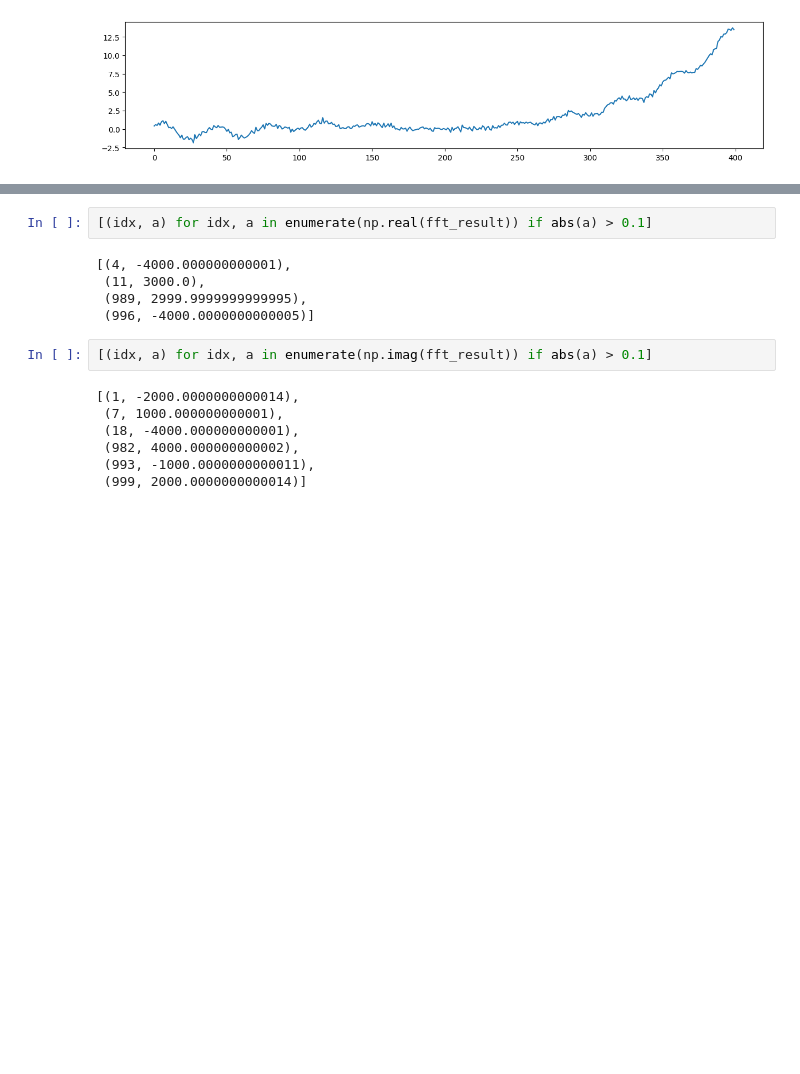
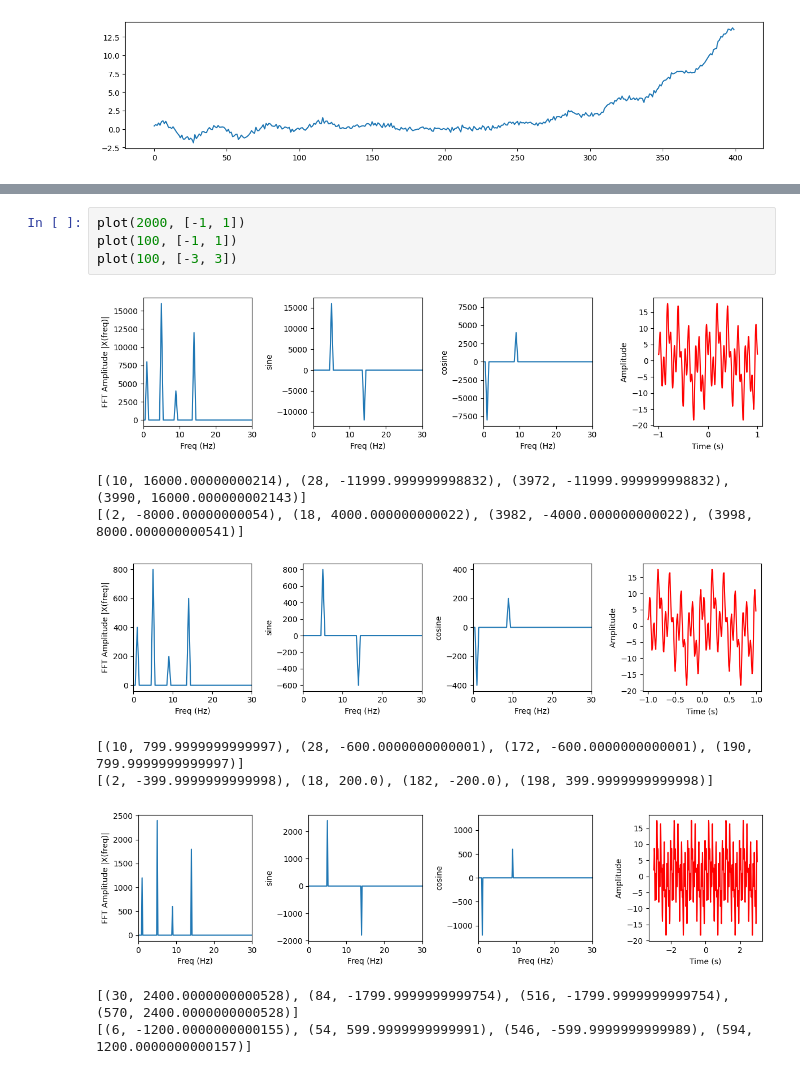
Before and after one commit to hyeok-jong/fourier_transformation, a Jupyter notebook: fft.ipynb, the cells around one changed output, grey strips where cells are left out. Cells and saved outputs as stored; diff of their text form; blank space fills up the shorter version.

```diff
--- a/fft.ipynb
+++ b/fft.ipynb
@@ -71,16 +80,14 @@ plt.show()
-# %%
-[(idx, a) for idx, a in enumerate(np.real(fft_result)) if abs(a) > 0.1]
-# %% [output]
-[(4, -4000.000000000001),
- (11, 3000.0),
- (989, 2999.9999999999995),
- (996, -4000.0000000000005)]
-# %%
-[(idx, a) for idx, a in enumerate(np.imag(fft_result)) if abs(a) > 0.1]
-# %% [output]
-[(1, -2000.0000000000014),
- (7, 1000.000000000001),
- (18, -4000.000000000001),
- (982, 4000.000000000002),
- (993, -1000.0000000000011),
- (999, 2000.0000000000014)]
+# %%
+plot(2000, [-1, 1])
+plot(100, [-1, 1])
+plot(100, [-3, 3])
+# %% [output]
+[figure, added]
+[(10, 16000.00000000214), (28, -11999.999999998832), (3972, -11999.999999998832), (3990, 16000.000000002143)]
+[(2, -8000.00000000054), (18, 4000.000000000022), (3982, -4000.000000000022), (3998, 8000.000000000541)]
+[figure, added]
+[(10, 799.9999999999997), (28, -600.0000000000001), (172, -600.0000000000001), (190, 799.9999999999997)]
+[(2, -399.9999999999998), (18, 200.0), (182, -200.0), (198, 399.9999999999998)]
+[figure, added]
+[(30, 2400.0000000000528), (84, -1799.9999999999754), (516, -1799.9999999999754), (570, 2400.0000000000528)]
+[(6, -1200.0000000000155), (54, 599.9999999999991), (546, -599.9999999999989), (594, 1200.0000000000157)]
```
Also changed, not shown: parts of 3 cells of this notebook.
